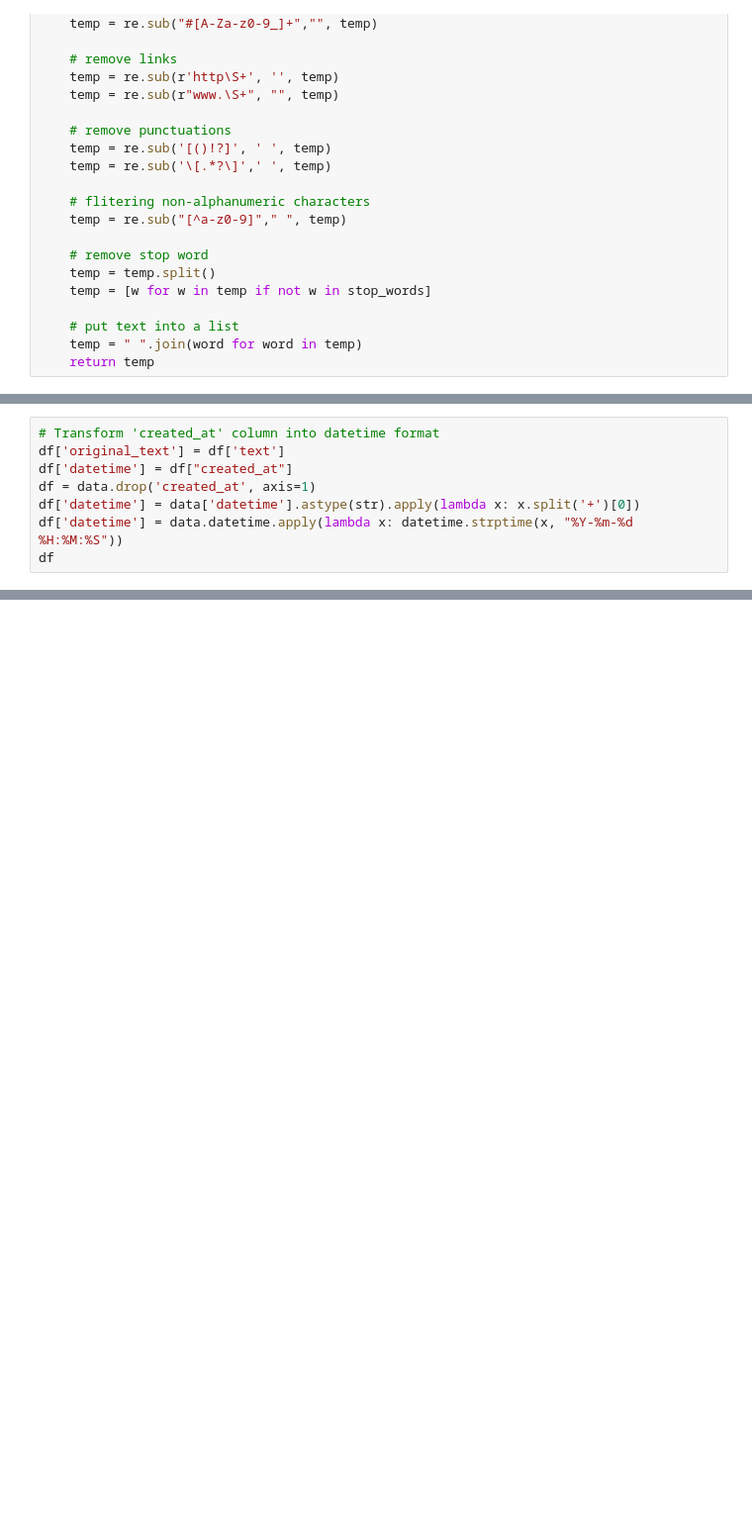
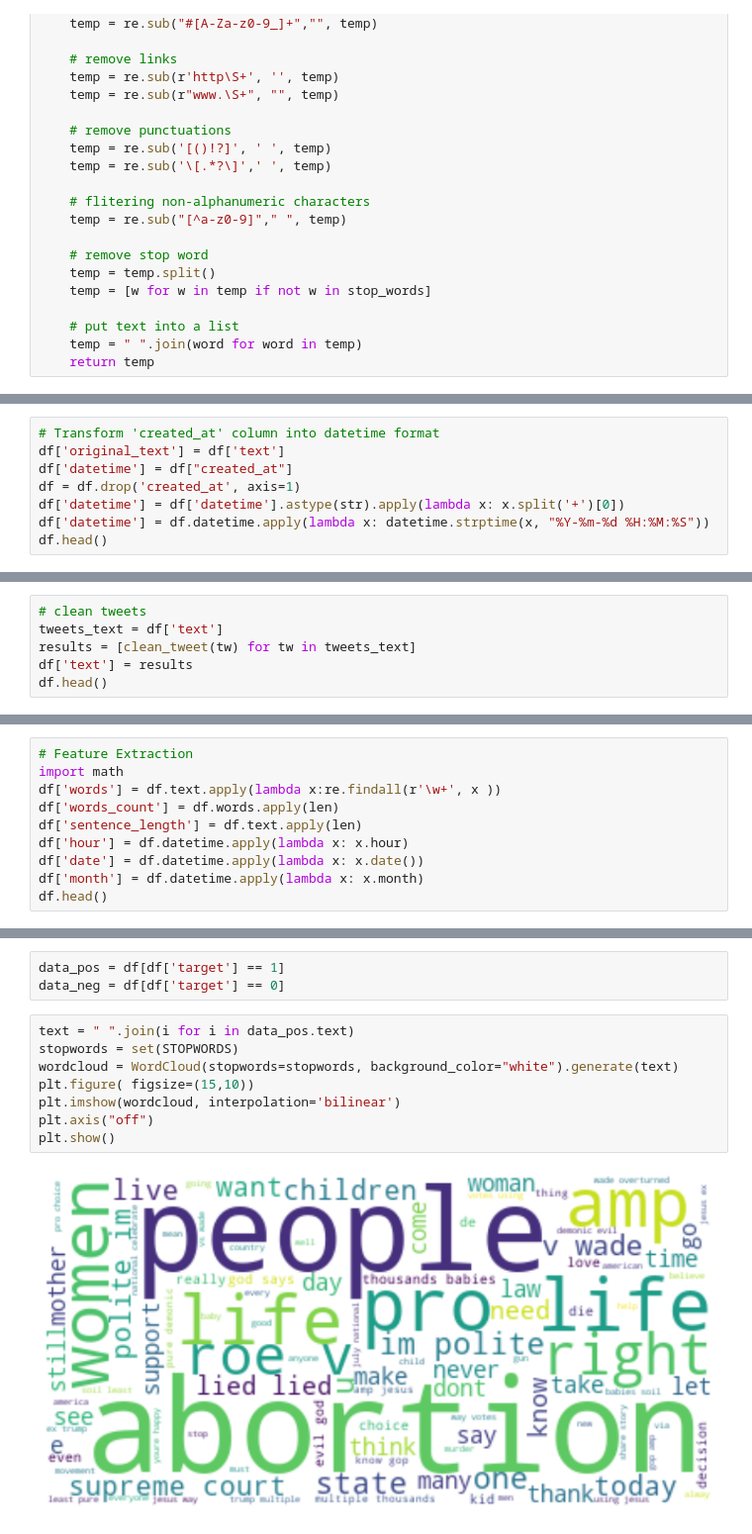
Before and after one commit to XingyuChenTim/5922NeuralNetsProject, a Jupyter notebook: pyEDA.ipynb, the cells around one changed output, grey strips where cells are left out. Shown at 99% size. Drawn from its saved outputs; the diff is of its cells as text; blank space fills up the shorter version.

```diff
--- a/pyEDA.ipynb
+++ b/pyEDA.ipynb
@@ -80,7 +91,7 @@ df.head()
 # Transform 'created_at' column into datetime format
 df['original_text'] = df['text']
 df['datetime'] = df["created_at"]
-df = data.drop('created_at', axis=1)
-df['datetime'] = data['datetime'].astype(str).apply(lambda x: x.split('+')[0])
-df['datetime'] = data.datetime.apply(lambda x: datetime.strptime(x, "%Y-%m-%d %H:%M:%S"))
-df
+df = df.drop('created_at', axis=1)
+df['datetime'] = df['datetime'].astype(str).apply(lambda x: x.split('+')[0])
+df['datetime'] = df.datetime.apply(lambda x: datetime.strptime(x, "%Y-%m-%d %H:%M:%S"))
+df.head()
@@ -86,0 +105,6 @@ df
+# %%
+# clean tweets
+tweets_text = df['text']
+results = [clean_tweet(tw) for tw in tweets_text]
+df['text'] = results
+df.head()
@@ -86,0 +120,10 @@ df
+# %%
+# Feature Extraction
+import math
+df['words'] = df.text.apply(lambda x:re.findall(r'\w+', x ))
+df['words_count'] = df.words.apply(len)
+df['sentence_length'] = df.text.apply(len)
+df['hour'] = df.datetime.apply(lambda x: x.hour)
+df['date'] = df.datetime.apply(lambda x: x.date())
+df['month'] = df.datetime.apply(lambda x: x.month)
+df.head()
@@ -86,0 +660,13 @@ df
+# %%
+data_pos = df[df['target'] == 1]
+data_neg = df[df['target'] == 0]
+# %%
+text = " ".join(i for i in data_pos.text)
+stopwords = set(STOPWORDS)
+wordcloud = WordCloud(stopwords=stopwords, background_color="white").generate(text)
+plt.figure( figsize=(15,10))
+plt.imshow(wordcloud, interpolation='bilinear')
+plt.axis("off")
+plt.show()
+# %% [output]
+[figure, added]
```
Also changed, not shown: parts of 31 cells of this notebook, 2 other files.
